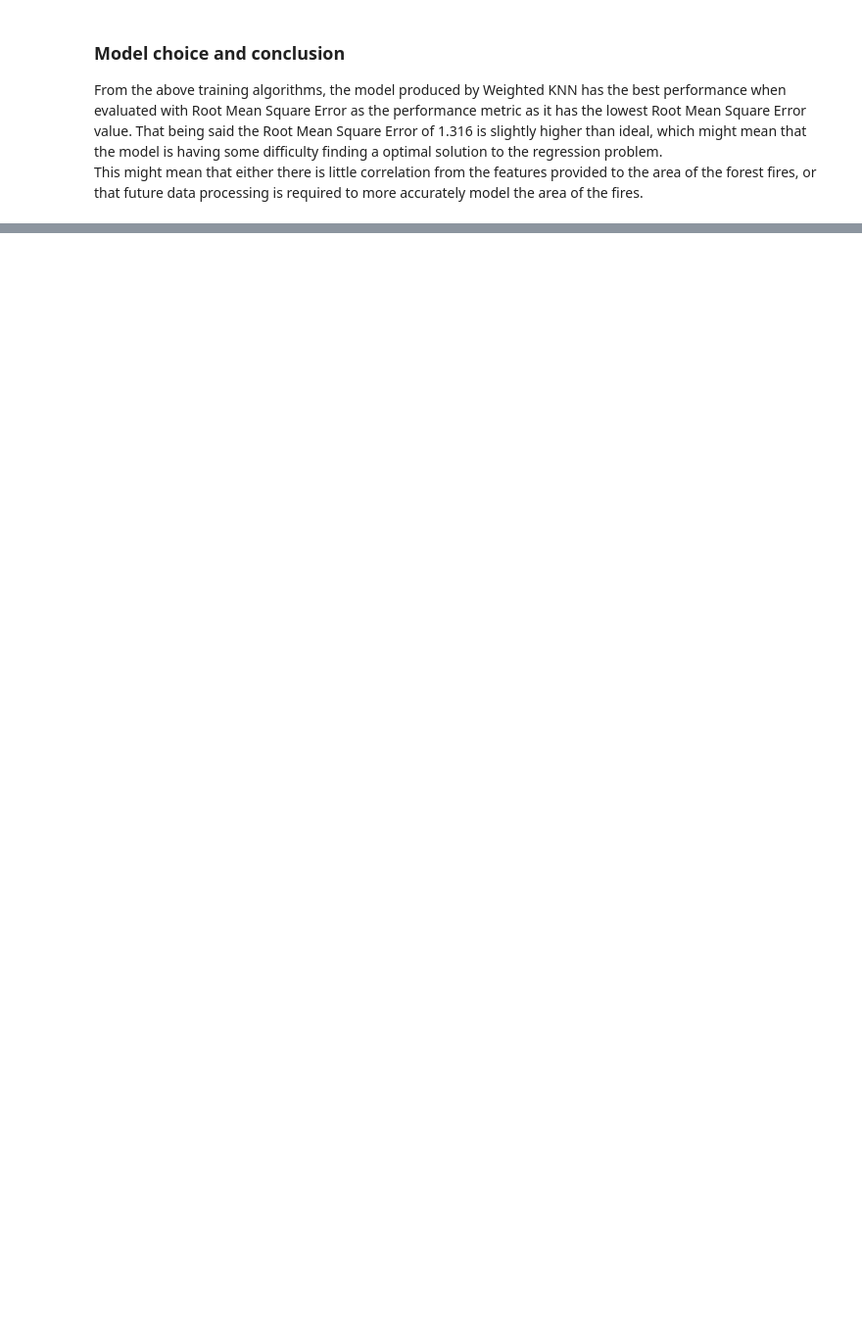
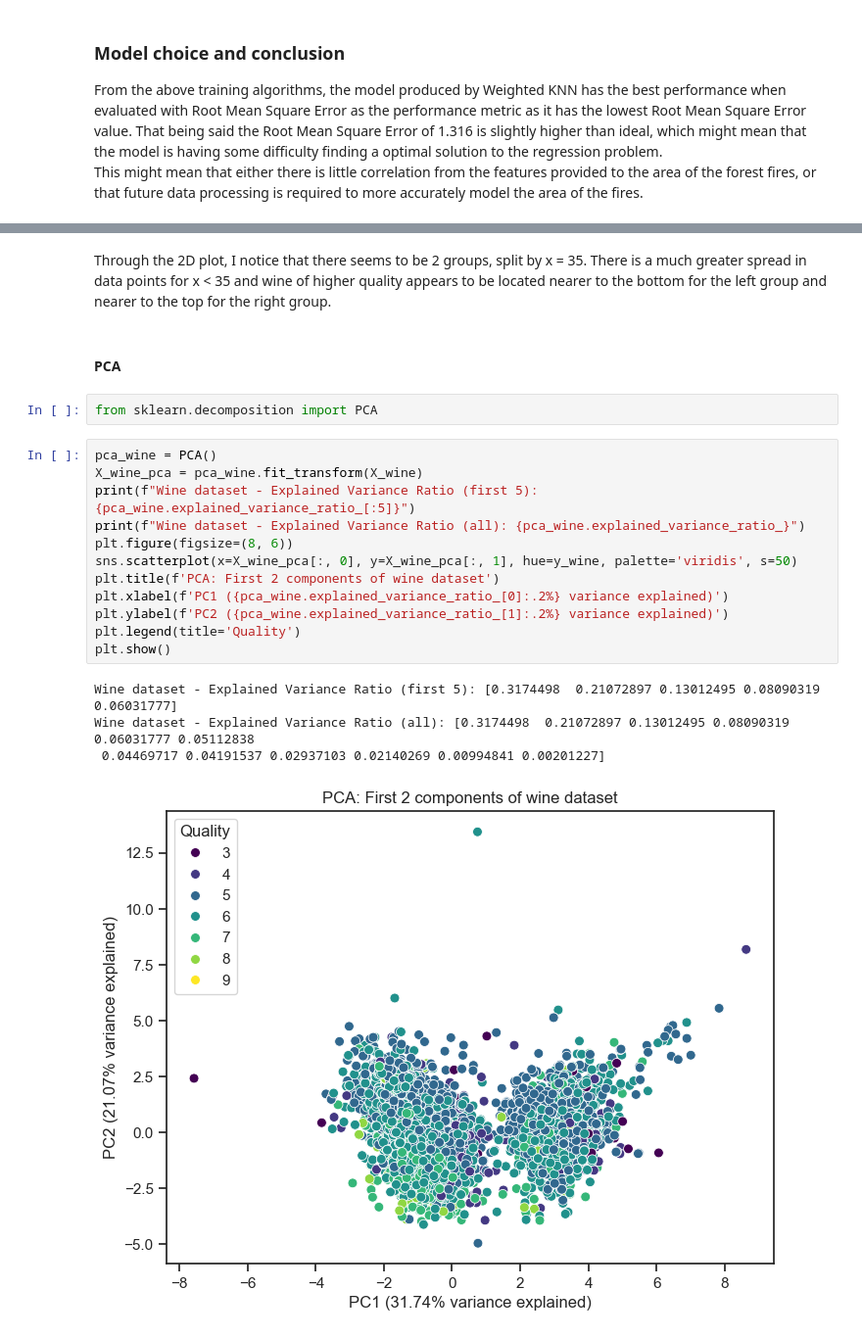
Before and after one commit to sngamos/UWaterloo_Winter, a Jupyter notebook: ECE457B-Machine-Learning/Assignments/Assignment2/submission/A2_code.ipynb, the cells around one changed output, grey strips where cells are left out. Shown at 98% size. Drawn from its saved outputs; the diff is of its cells as text; blank space fills up the shorter version.

```diff
--- a/ECE457B-Machine-Learning/Assignments/Assignment2/submission/A2_code.ipynb
+++ b/ECE457B-Machine-Learning/Assignments/Assignment2/submission/A2_code.ipynb
@@ -1021,0 +1042,23 @@ This might mean that either there is little correlation from the features provid
+# %% [markdown]
+Through the 2D plot, I notice that there seems to be 2 groups, split by x = 35. There is a much greater spread in data points for x < 35 and wine of higher quality appears to be located nearer to the bottom for the left group and nearer to the top for the right group.
+# %% [markdown]
+#### PCA
+# %%
+from sklearn.decomposition import PCA
+# %%
+pca_wine = PCA()
+X_wine_pca = pca_wine.fit_transform(X_wine)
+print(f"Wine dataset - Explained Variance Ratio (first 5): {pca_wine.explained_variance_ratio_[:5]}")
+print(f"Wine dataset - Explained Variance Ratio (all): {pca_wine.explained_variance_ratio_}")
+plt.figure(figsize=(8, 6))
+sns.scatterplot(x=X_wine_pca[:, 0], y=X_wine_pca[:, 1], hue=y_wine, palette='viridis', s=50)
+plt.title(f'PCA: First 2 components of wine dataset')
+plt.xlabel(f'PC1 ({pca_wine.explained_variance_ratio_[0]:.2%} variance explained)')
+plt.ylabel(f'PC2 ({pca_wine.explained_variance_ratio_[1]:.2%} variance explained)')
+plt.legend(title='Quality')
+plt.show()
+# %% [output]
+Wine dataset - Explained Variance Ratio (first 5): [0.3174498  0.21072897 0.13012495 0.08090319 0.06031777]
+Wine dataset - Explained Variance Ratio (all): [0.3174498  0.21072897 0.13012495 0.08090319 0.06031777 0.05112838
+ 0.04469717 0.04191537 0.02937103 0.02140269 0.00994841 0.00201227]
+[figure, added]
```
Also changed, not shown: parts of 143 cells of this notebook, 29 other files.
